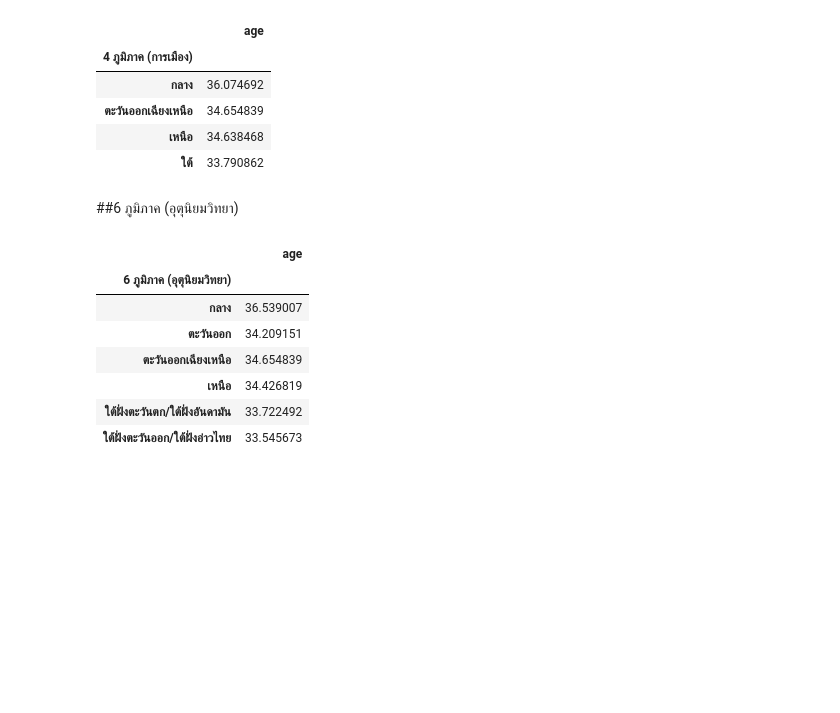
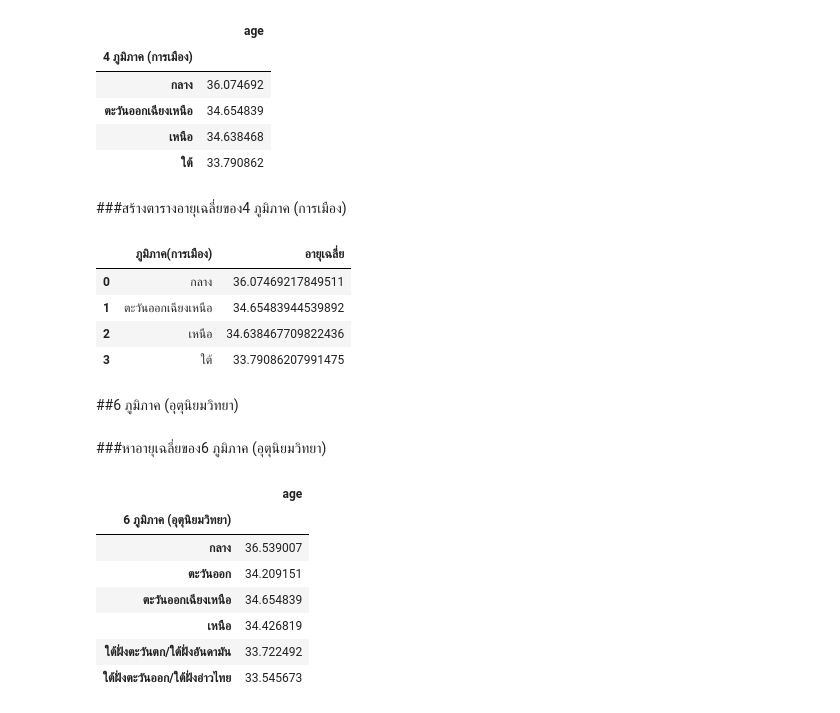
Before and after one commit to sskboonmee/data_viz_2022, a Jupyter notebook: BasicPython&DataViz_midterm2022.ipynb, the cells around one changed output. Cells and saved outputs as stored; diff of their text form; code cells hidden in the pictures; blank space fills up the shorter version.

```diff
--- a/BasicPython&DataViz_midterm2022.ipynb
+++ b/BasicPython&DataViz_midterm2022.ipynb
@@ -1020,8 +1050,28 @@ no5_4po
 | ตะวันออกเฉียงเหนือ | 34.654839 |
 | เหนือ | 34.638468 |
 | ใต้ | 33.790862 |
+# %% [markdown]
+###สร้างตารางอายุเฉลี่ยของ4 ภูมิภาค (การเมือง)
+# %%
+datano5_4po = [['กลาง','36.07469217849511'],
+                        ['ตะวันออกเฉียงเหนือ','34.65483944539892'],
+                        ['เหนือ', '34.638467709822436'],
+                        ['ใต้','33.79086207991475']]
+
+headerno5_4po = ['ภูมิภาค(การเมือง)','อายุเฉลี่ย']  #หัวตาราง
+# %%
+tableno5_4po = pd.DataFrame.from_records(datano5_4po,columns=headerno5_4po)
+tableno5_4po
+# %% [output]
+|  | ภูมิภาค(การเมือง) | อายุเฉลี่ย |
+| 0 | กลาง | 36.07469217849511 |
+| 1 | ตะวันออกเฉียงเหนือ | 34.65483944539892 |
+| 2 | เหนือ | 34.638467709822436 |
+| 3 | ใต้ | 33.79086207991475 |
 # %% [markdown]
 ##6 ภูมิภาค (อุตุนิยมวิทยา)
+# %% [markdown]
+###หาอายุเฉลี่ยของ6 ภูมิภาค (อุตุนิยมวิทยา)
 # %%
 no5_6met = data_drop.groupby('6 ภูมิภาค (อุตุนิยมวิทยา)')[['age']].mean()
 no5_6met
```
Also changed, not shown: parts of 14 cells of this notebook.
